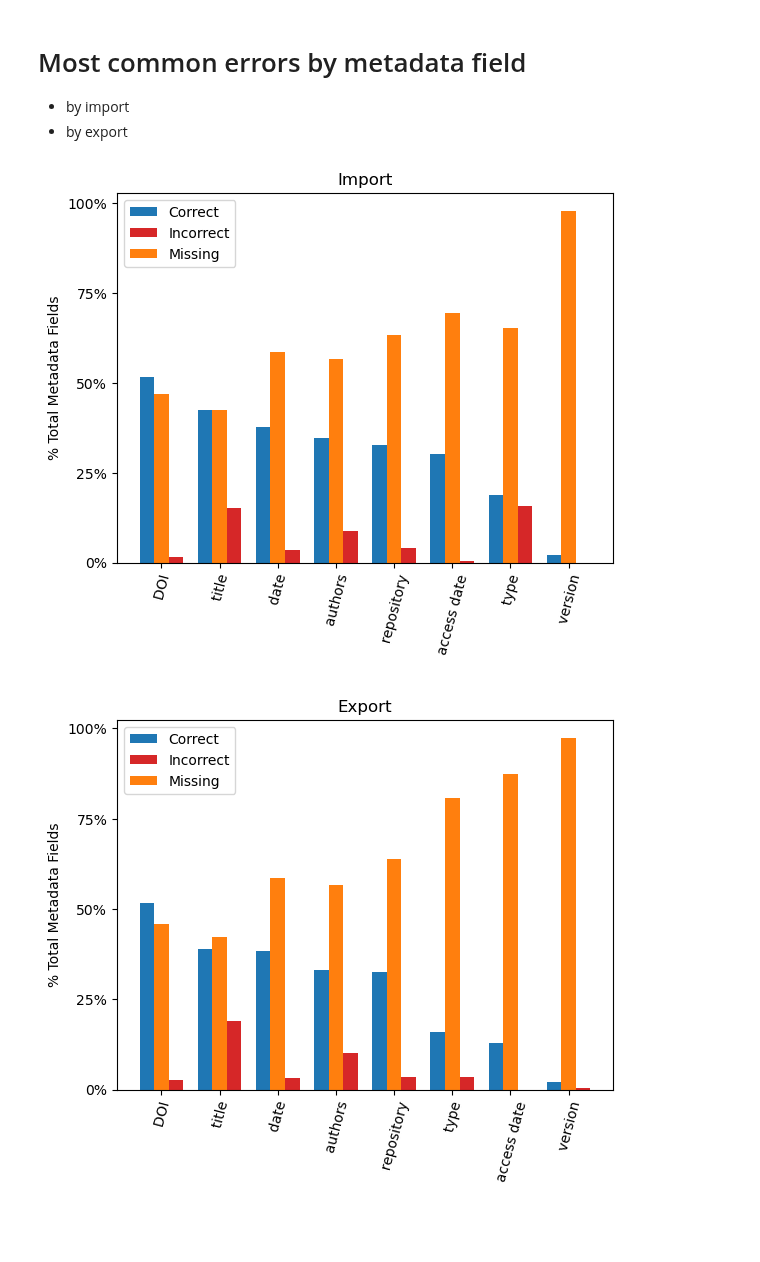
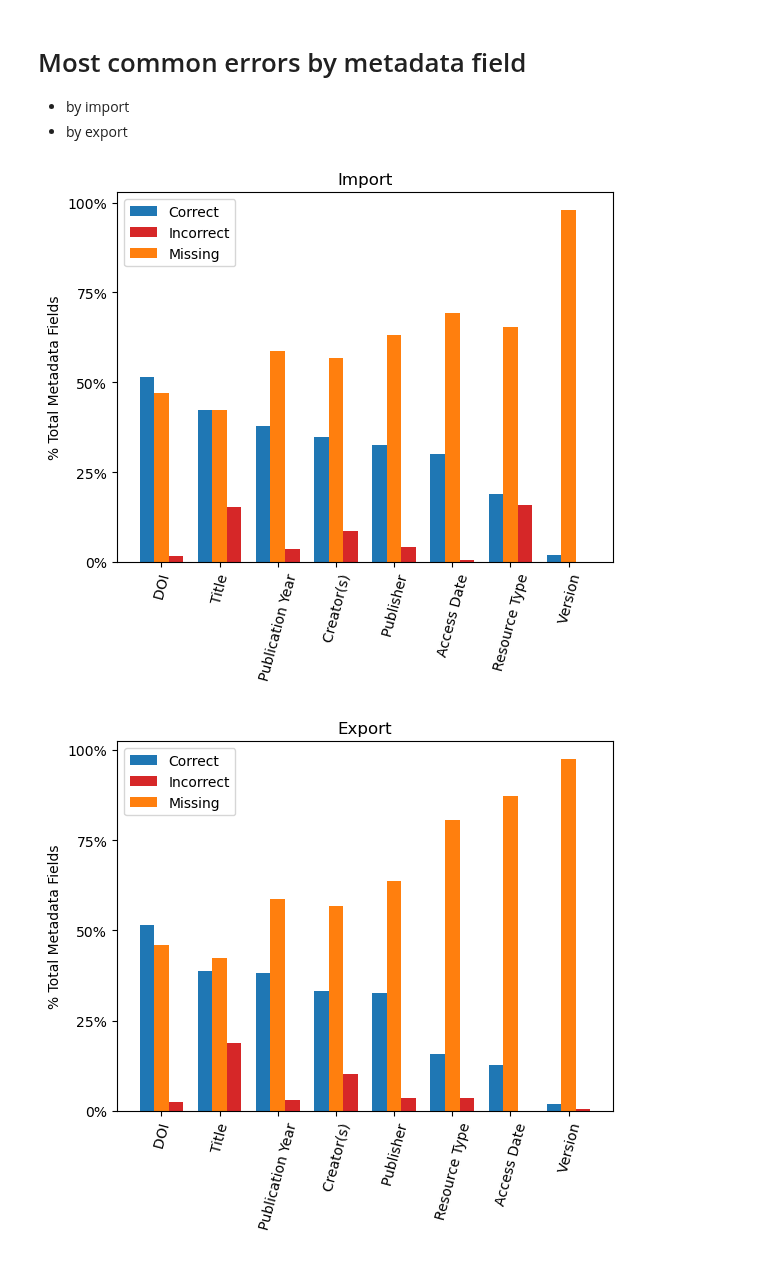
Before and after one commit to kvrouwenvelder/reference-manager-analysis, a Jupyter notebook: reference-manager-citations-ESIP.ipynb, the cells around one changed output. Cells and saved outputs as stored; diff of their text form; code cells hidden in the pictures; blank space fills up the shorter version.

```diff
--- a/reference-manager-citations-ESIP.ipynb
+++ b/reference-manager-citations-ESIP.ipynb
@@ -588,8 +588,16 @@ ax.bar(x, (import_sort['sum_missing']/y*100), width = width, label = 'Missing',
 xlabels = import_sort.index #labels will be import_sort.index Prev store_data index DOI thru version. Import is 16:24
 xlabels = xlabels.str.replace('-',' ') # replace hyphen
 xlabels = xlabels.str.replace('import','') #don't include 'import'
+xlabels = xlabels.str.replace('repo','Publisher')
+xlabels = xlabels.str.replace('title','Title')
+xlabels = xlabels.str.replace('meta date','Publication Year')
+xlabels = xlabels.str.replace('authors','Creator(s)')
+xlabels = xlabels.str.replace('access date','Access Date')
+xlabels = xlabels.str.replace('type','Resource Type')
+xlabels = xlabels.str.replace('version','Version')
 xlabels = xlabels.str.replace('meta','') #don't include 'meta'
-xlabels = xlabels.str.replace('repo','repository')
+
+
 
 # set labels and ticks and axes
 
@@ -613,38 +621,43 @@ export_sort = store_data.loc['export-meta-DOI':'export-meta-version'].sort_value
 fig, ax = plt.subplots()
 
 offset = 0.25
 width = 0.25
 ax.bar(x - offset, (export_sort['sum_correct']/y*100), width = width, label = 'Correct', color = 'tab:blue')
 ax.bar(x + offset, (export_sort['sum_incorrect']/y*100), width = width, label = 'Incorrect', color = 'tab:red')
 ax.bar(x, (export_sort['sum_missing']/y*100), width = width, label = 'Missing', color = 'tab:orange')
 
 # Get labels and clean them up
 xlabels = export_sort.index #labels will be export_sort index Prev store_data index DOI thru version. Export is 7:15
 xlabels = xlabels.str.replace('-',' ') # replace hyphen
-xlabels = xlabels.str.replace('export','') #don't include 'import'
+xlabels = xlabels.str.replace('export','') #don't include 'export'
+xlabels = xlabels.str.replace('repo','Publisher')
+xlabels = xlabels.str.replace('title','Title')
+xlabels = xlabels.str.replace('meta date','Publication Year')
+xlabels = xlabels.str.replace('authors','Creator(s)')
+xlabels = xlabels.str.replace('access date','Access Date')
+xlabels = xlabels.str.replace('type','Resource Type')
+xlabels = xlabels.str.replace('version','Version')
 xlabels = xlabels.str.replace('meta','') #don't include 'meta'
-xlabels = xlabels.str.replace('repo','repository')
-
 
 # set labels and ticks and axes
 ax.set_xticks(x,xlabels, rotation = 75) # Use xlabels or index
 ax.set_yticks([0,(y/y)/4*100,(y/y)/2*100,3*(y/y)/4*100,y/y*100],ylabels)
 ax.set_ylabel('% Total Metadata Fields')
 ax.legend()
 plt.title('Export')
 
 plt.show()
 
 # Save fig
 
 fig.savefig((filepath+filename+filename2+'_export_vert'+'.png'),dpi=300,bbox_inches='tight')
 
 # Save CSV for both
 
 store_data.to_csv(str(filepath+filename+filename2+'.csv')) # Save CSV of df with graph data
 # %% [output]
-[figure, old version]
+[figure, new version]
-[figure, old version]
+[figure, new version]
 # %%
 # Horizontal version
 
```
Also changed, not shown: parts of 6 cells of this notebook, 1 other file.
